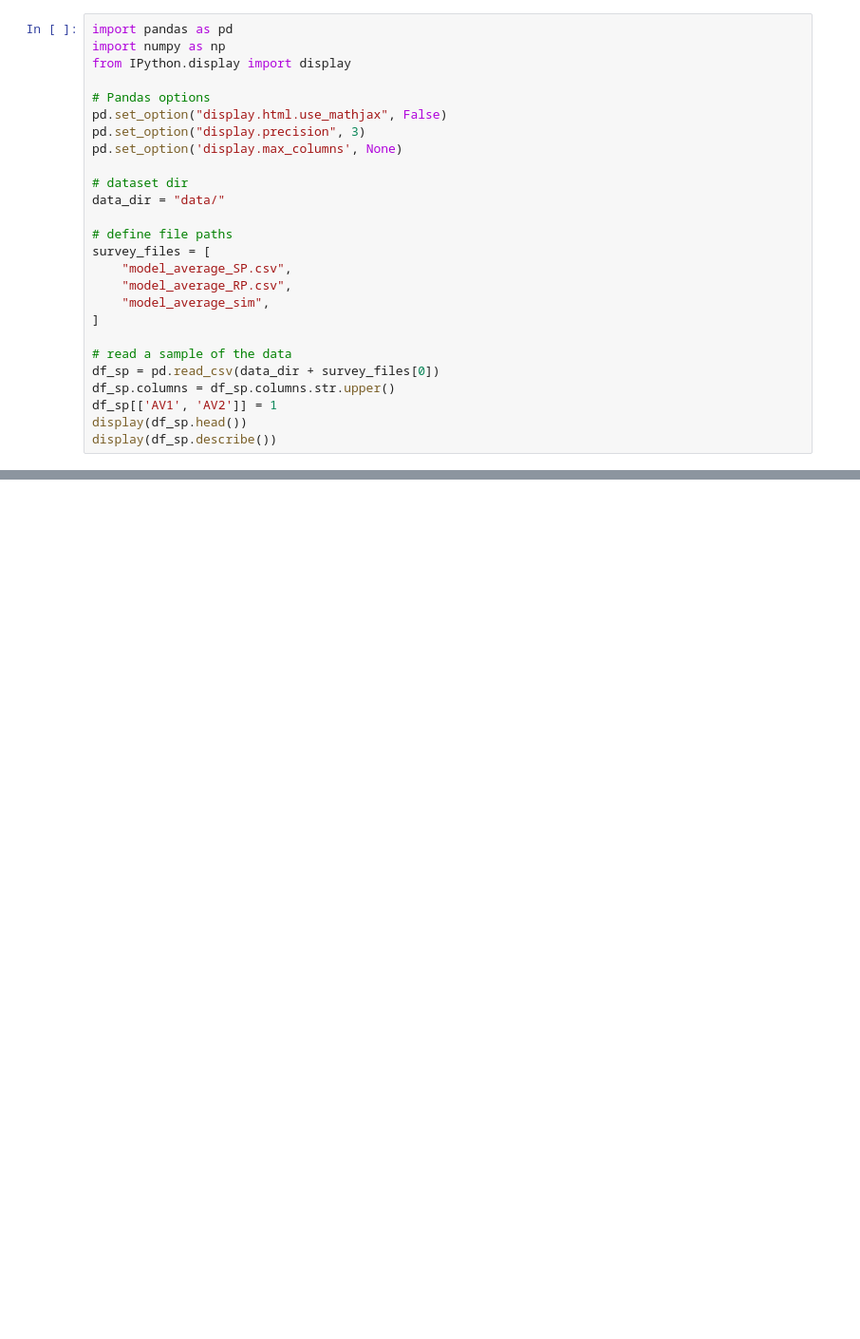
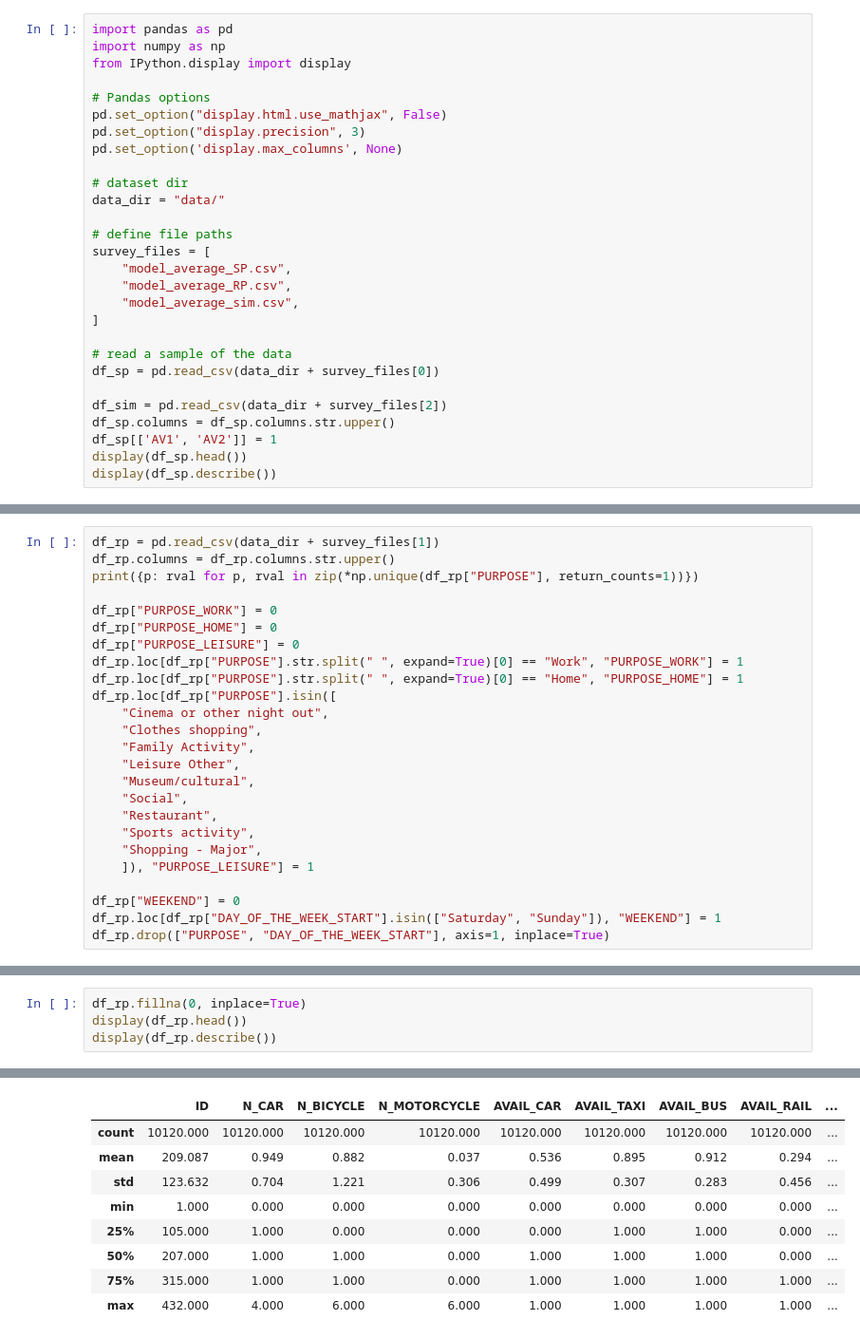
Before and after one commit to mwong009/icmc2022_reslogit, a Jupyter notebook: analysis.ipynb, the cells around one changed output, grey strips where cells are left out. Shown: that part at 95% size. Cells and saved outputs as stored; diff of their text form; blank space fills up the shorter version.

```diff
--- a/analysis.ipynb
+++ b/analysis.ipynb
@@ -15,11 +15,13 @@ data_dir = "data/"
 survey_files = [
     "model_average_SP.csv",
     "model_average_RP.csv",
-    "model_average_sim",
+    "model_average_sim.csv",
 ]
 
 # read a sample of the data
 df_sp = pd.read_csv(data_dir + survey_files[0])
+
+df_sim = pd.read_csv(data_dir + survey_files[2])
 df_sp.columns = df_sp.columns.str.upper()
 df_sp[['AV1', 'AV2']] = 1
 display(df_sp.head())
@@ -40,3 +42,28 @@ display(df_sp.describe())
 | 50% | 155.500 | 2.000 | 36.000 | 10.000 | 30.000 | 1.000 | 36.000 | 10.000 | 30.000 | 1.000 | 70000.000 | ... |
 | 75% | 233.000 | 2.000 | 75.000 | 25.000 | 60.000 | 2.000 | 73.000 | 25.000 | 60.000 | 2.000 | 112500.000 | ... |
 | max | 310.000 | 2.000 | 327.000 | 206.000 | 60.000 | 2.000 | 385.000 | 268.000 | 60.000 | 2.000 | 167500.000 | ... |
+# %%
+df_rp = pd.read_csv(data_dir + survey_files[1])
+df_rp.columns = df_rp.columns.str.upper()
+print({p: rval for p, rval in zip(*np.unique(df_rp["PURPOSE"], return_counts=1))})
+
+df_rp["PURPOSE_WORK"] = 0
+df_rp["PURPOSE_HOME"] = 0
+df_rp["PURPOSE_LEISURE"] = 0
+df_rp.loc[df_rp["PURPOSE"].str.split(" ", expand=True)[0] == "Work", "PURPOSE_WORK"] = 1
+df_rp.loc[df_rp["PURPOSE"].str.split(" ", expand=True)[0] == "Home", "PURPOSE_HOME"] = 1
+df_rp.loc[df_rp["PURPOSE"].isin([
+	"Cinema or other night out",
+	"Clothes shopping",
+	"Family Activity",
+	"Leisure Other",
+	"Museum/cultural",
+	"Social",
+	"Restaurant",
+	"Sports activity",
+	"Shopping - Major",
+	]), "PURPOSE_LEISURE"] = 1
+
+df_rp["WEEKEND"] = 0
+df_rp.loc[df_rp["DAY_OF_THE_WEEK_START"].isin(["Saturday", "Sunday"]), "WEEKEND"] = 1
+df_rp.drop(["PURPOSE", "DAY_OF_THE_WEEK_START"], axis=1, inplace=True)
@@ -42,0 +77,5 @@ display(df_sp.describe())
+# %%
+df_rp.fillna(0, inplace=True)
+display(df_rp.head())
+display(df_rp.describe())
+# %% [output]
@@ -42,0 +88,9 @@ display(df_sp.describe())
+|  | ID | N_CAR | N_BICYCLE | N_MOTORCYCLE | AVAIL_CAR | AVAIL_TAXI | AVAIL_BUS | AVAIL_RAIL | ... |
+| count | 10120.000 | 10120.000 | 10120.000 | 10120.000 | 10120.000 | 10120.000 | 10120.000 | 10120.000 | ... |
+| mean | 209.087 | 0.949 | 0.882 | 0.037 | 0.536 | 0.895 | 0.912 | 0.294 | ... |
+| std | 123.632 | 0.704 | 1.221 | 0.306 | 0.499 | 0.307 | 0.283 | 0.456 | ... |
+| min | 1.000 | 0.000 | 0.000 | 0.000 | 0.000 | 0.000 | 0.000 | 0.000 | ... |
+| 25% | 105.000 | 1.000 | 0.000 | 0.000 | 0.000 | 1.000 | 1.000 | 0.000 | ... |
+| 50% | 207.000 | 1.000 | 1.000 | 0.000 | 1.000 | 1.000 | 1.000 | 0.000 | ... |
+| 75% | 315.000 | 1.000 | 1.000 | 0.000 | 1.000 | 1.000 | 1.000 | 1.000 | ... |
+| max | 432.000 | 4.000 | 6.000 | 6.000 | 1.000 | 1.000 | 1.000 | 1.000 | ... |
```
Also changed, not shown: parts of 3 cells of this notebook, 6 other files.
